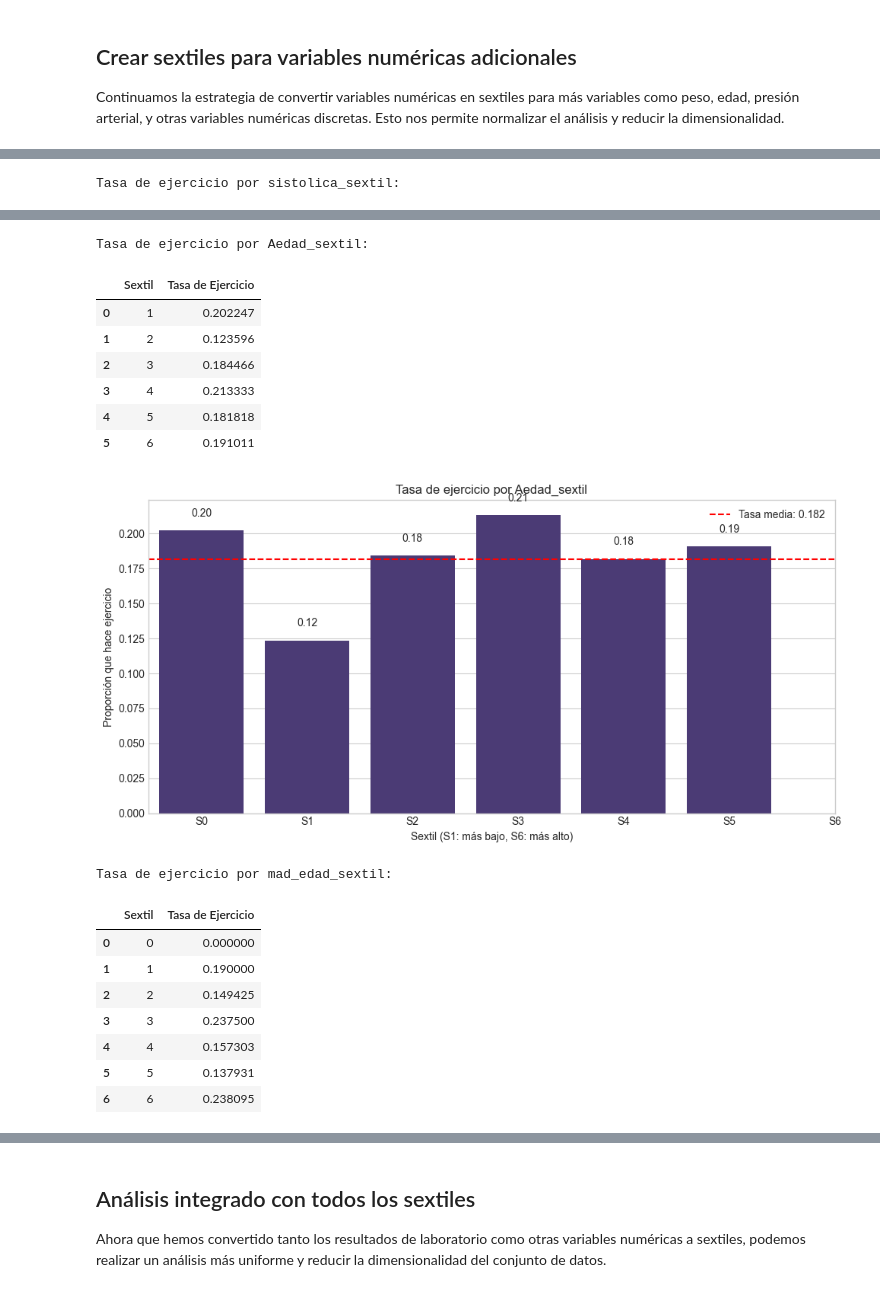
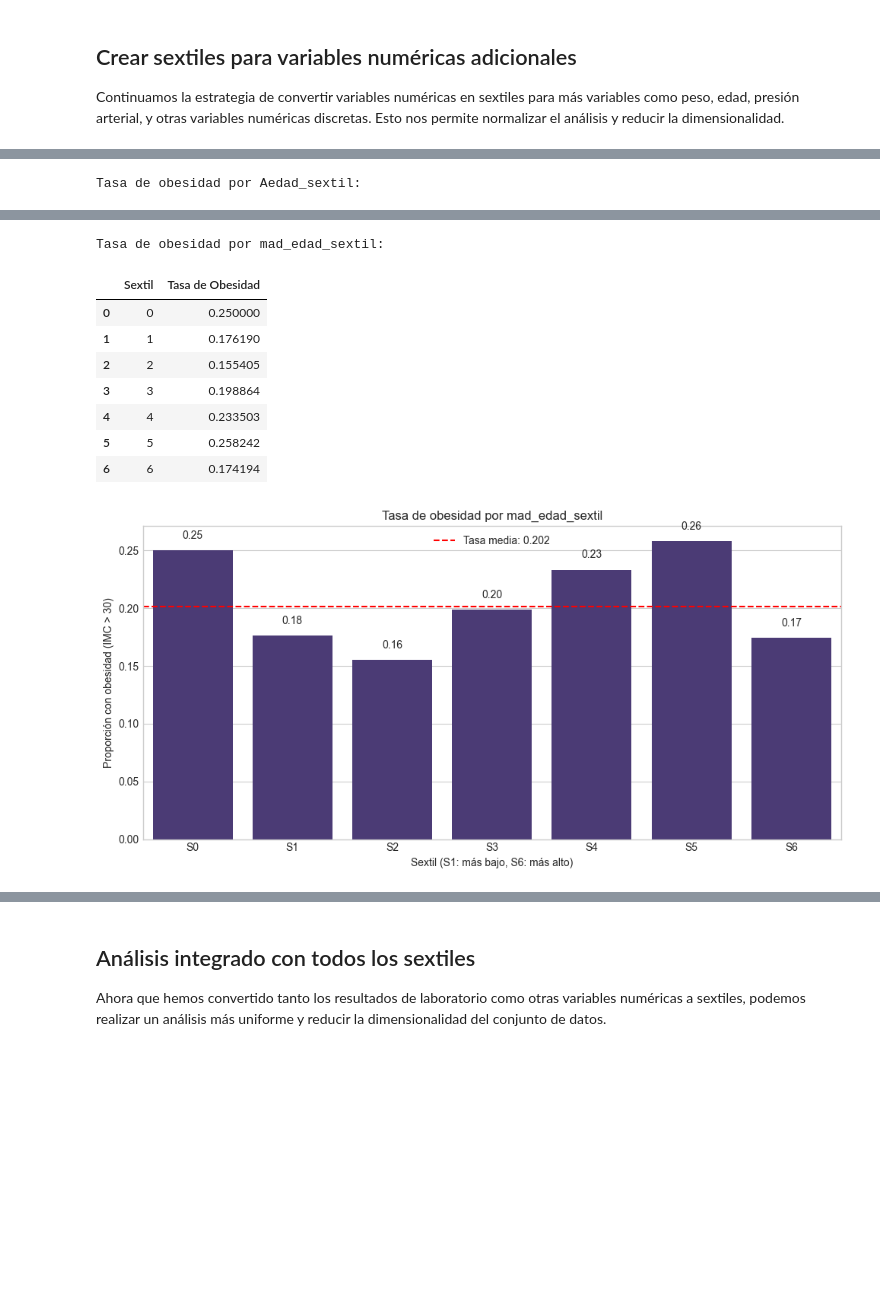
Before and after one commit to ThanosDrossos/MineriaDatosUNAM, a Jupyter notebook: code/proyecto final/bayes_ejercicio.ipynb, the cells around one changed output, grey strips where cells are left out. Cells and saved outputs as stored; diff of their text form; code cells hidden in the pictures; blank space fills up the shorter version.

```diff
--- a/code/proyecto final/bayes_ejercicio.ipynb
+++ b/code/proyecto final/bayes_ejercicio.ipynb
@@ -322,27 +347,27 @@ variables_predictoras = [var for var in variables_predictoras if var not in lab_
 print(f"\nSe han eliminado {len(lab_variables)} variables de laboratorio originales y añadido {len(sextile_features)} variables de sextiles.")
 print(f"Número de variables predictoras: {len(variables_predictoras)}")
 
-# Mostrar distribución de sextiles por variable de laboratorio con ejercicio
-print("\nDistribución de ejercicio por sextil de variables de laboratorio:")
+# Mostrar distribución de sextiles por variable de laboratorio con obesidad
+print("\nDistribución de obesidad por sextil de variables de laboratorio:")
 for lab in lab_variables:
     sextile_col = f"{lab}_sextil"
     if sextile_col in df_clean.columns:
-        # Calcular tasa de ejercicio por sextil
-        exercise_rates = df_clean.groupby(sextile_col)['ejer_act'].mean().reset_index()
-        exercise_rates.columns = ['Sextil', 'Tasa de Ejercicio']
-        print(f"\nTasa de ejercicio por sextil de {lab}:")
-        display(exercise_rates)
+        # Calcular tasa de obesidad por sextil
+        obesity_rates = df_clean.groupby(sextile_col)['obesidad'].mean().reset_index()
+        obesity_rates.columns = ['Sextil', 'Tasa de Obesidad']
+        print(f"\nTasa de obesidad por sextil de {lab}:")
+        display(obesity_rates)
 
         # Visualizar
         plt.figure(figsize=(10, 5))
-        sns.barplot(x='Sextil', y='Tasa de Ejercicio', data=exercise_rates)
-        plt.title(f'Tasa de ejercicio por sextil de {lab}')
-        plt.axhline(y=df_clean['ejer_act'].mean(), color='r', linestyle='--',
-                   label=f'Tasa media: {df_clean["ejer_act"].mean():.3f}')
+        sns.barplot(x='Sextil', y='Tasa de Obesidad', data=obesity_rates)
+        plt.title(f'Tasa de obesidad por sextil de {lab}')
+        plt.axhline(y=df_clean['obesidad'].mean(), color='r', linestyle='--',
+                   label=f'Tasa media: {df_clean["obesidad"].mean():.3f}')
         plt.legend()
         plt.xticks(range(7), [f'S{i}' for i in range(7)])
         plt.xlabel('Sextil (S1: más bajo, S6: más alto)')
-        plt.ylabel('Proporción que hace ejercicio')
+        plt.ylabel('Proporción con obesidad (IMC > 30)')
         plt.tight_layout()
         plt.show()
 # %% [output]
@@ -507,18 +532,18 @@ print(f"Número actualizado de variables predictoras: {len(variables_predictoras
 key_vars = ['peso_sextil', 'sistolica_sextil', 'Aedad_sextil', 'alc_sextil', 'mad_edad_sextil']
 for sextile_col in key_vars:
     if sextile_col in df_clean.columns:
-        # Calcular tasa de ejercicio por sextil
-        exercise_rates = df_clean.groupby(sextile_col)['ejer_act'].mean().reset_index()
-        exercise_rates.columns = ['Sextil', 'Tasa de Ejercicio']
-        print(f"\nTasa de ejercicio por {sextile_col}:")
-        display(exercise_rates)
+        # Calcular tasa de obesidad por sextil
+        obesity_rates = df_clean.groupby(sextile_col)['obesidad'].mean().reset_index()
+        obesity_rates.columns = ['Sextil', 'Tasa de Obesidad']
+        print(f"\nTasa de obesidad por {sextile_col}:")
+        display(obesity_rates)
 
         # Visualizar
         plt.figure(figsize=(10, 5))
-        ax = sns.barplot(x='Sextil', y='Tasa de Ejercicio', data=exercise_rates)
-        plt.title(f'Tasa de ejercicio por {sextile_col}')
-        plt.axhline(y=df_clean['ejer_act'].mean(), color='r', linestyle='--',
-                   label=f'Tasa media: {df_clean["ejer_act"].mean():.3f}')
+        ax = sns.barplot(x='Sextil', y='Tasa de Obesidad', data=obesity_rates)
+        plt.title(f'Tasa de obesidad por {sextile_col}')
+        plt.axhline(y=df_clean['obesidad'].mean(), color='r', linestyle='--',
+                   label=f'Tasa media: {df_clean["obesidad"].mean():.3f}')
 
         # Añadir valores en las barras
         for i, p in enumerate(ax.patches):
@@ -530,7 +555,7 @@ for sextile_col in key_vars:
         plt.legend()
         plt.xticks(range(7), [f'S{i}' for i in range(7)])
         plt.xlabel('Sextil (S1: más bajo, S6: más alto)')
-        plt.ylabel('Proporción que hace ejercicio')
+        plt.ylabel('Proporción con obesidad (IMC > 30)')
         plt.tight_layout()
         plt.show()
 # %% [output]
@@ -562 +587 @@ Tasa de ejercicio por peso_sextil:
-Tasa de ejercicio por sistolica_sextil:
+Tasa de obesidad por Aedad_sextil:
@@ -570,18 +596,10 @@ Tasa de ejercicio por sistolica_sextil:
-Tasa de ejercicio por Aedad_sextil:
+Tasa de obesidad por mad_edad_sextil:
-|  | Sextil | Tasa de Ejercicio |
-| 0 | 1 | 0.202247 |
-| 1 | 2 | 0.123596 |
-| 2 | 3 | 0.184466 |
-| 3 | 4 | 0.213333 |
-| 4 | 5 | 0.181818 |
-| 5 | 6 | 0.191011 |
+|  | Sextil | Tasa de Obesidad |
+| 0 | 0 | 0.250000 |
+| 1 | 1 | 0.176190 |
+| 2 | 2 | 0.155405 |
+| 3 | 3 | 0.198864 |
+| 4 | 4 | 0.233503 |
+| 5 | 5 | 0.258242 |
+| 6 | 6 | 0.174194 |
-[figure, old version]
+[figure, new version]
-Tasa de ejercicio por mad_edad_sextil:
-|  | Sextil | Tasa de Ejercicio |
-| 0 | 0 | 0.000000 |
-| 1 | 1 | 0.190000 |
-| 2 | 2 | 0.149425 |
-| 3 | 3 | 0.237500 |
-| 4 | 4 | 0.157303 |
-| 5 | 5 | 0.137931 |
-| 6 | 6 | 0.238095 |
```
Also changed, not shown: parts of 17 cells of this notebook.
